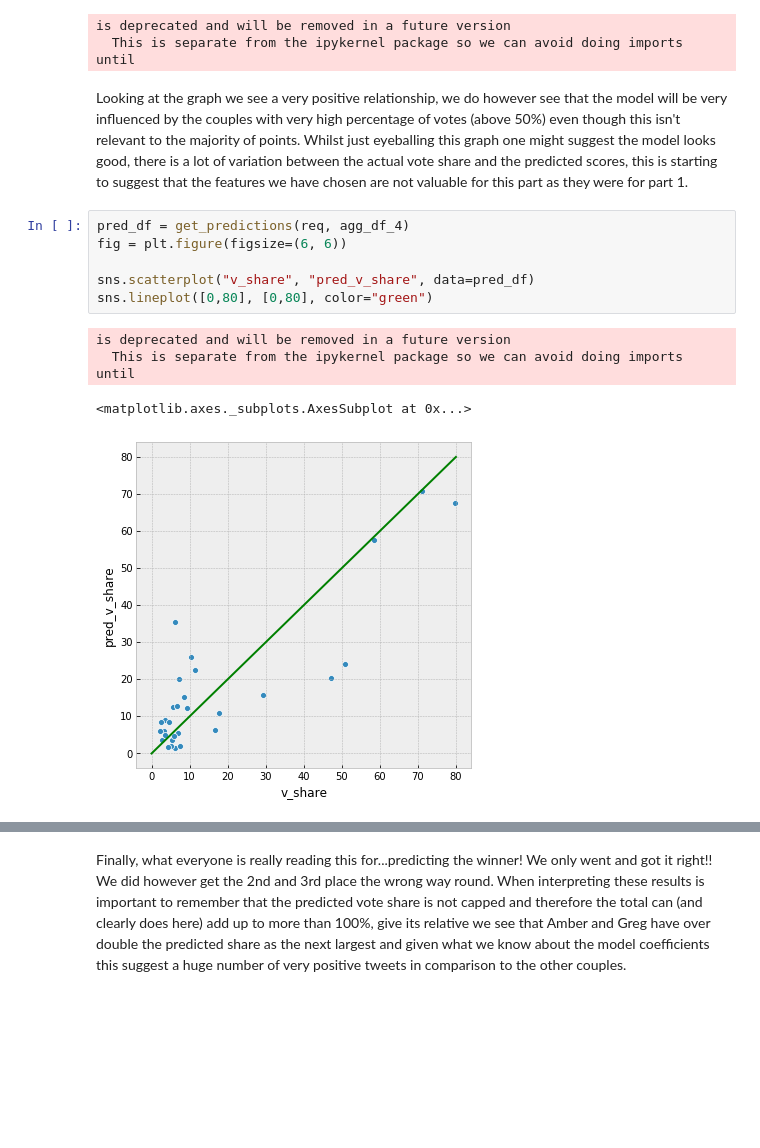
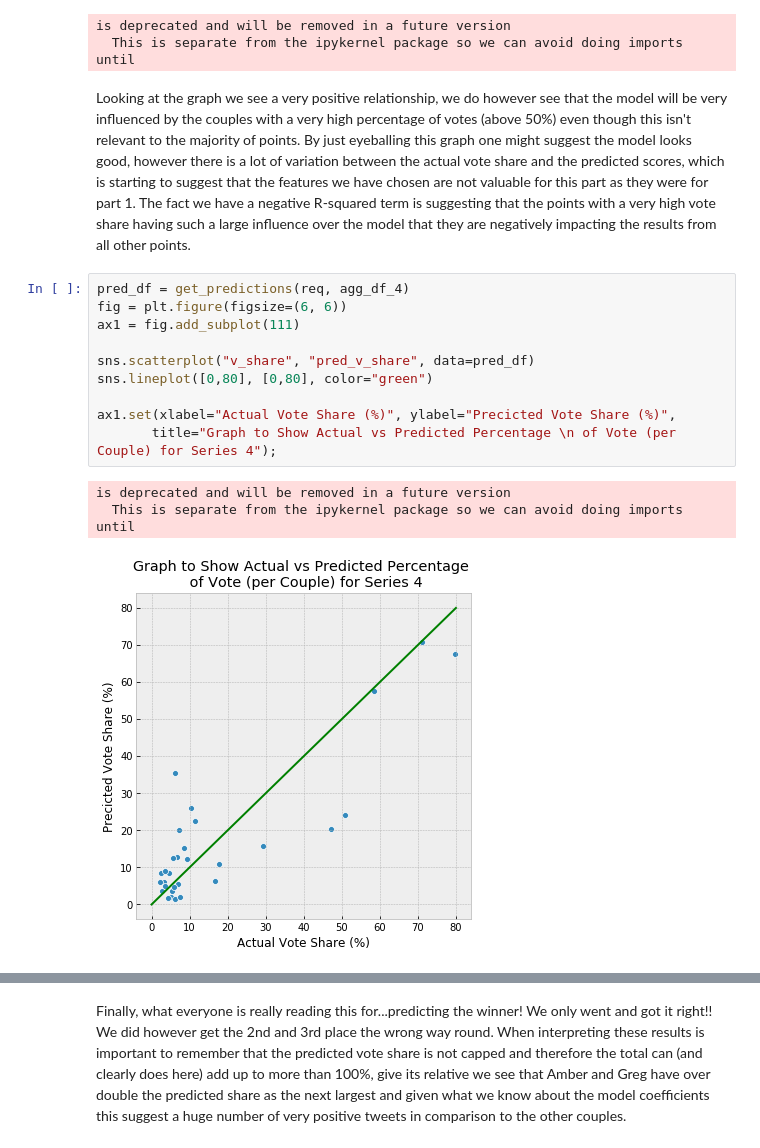
Before and after one commit to watson-sam/loveisland, a Jupyter notebook: notebooks/prediction.ipynb, the cells around one changed output, grey strips where cells are left out. Cells and saved outputs as stored; diff of their text form; blank space fills up the shorter version.

```diff
--- a/notebooks/prediction.ipynb
+++ b/notebooks/prediction.ipynb
@@ -477,18 +494,21 @@ Model Accuracy: 0.43333333333333335
 is deprecated and will be removed in a future version
   This is separate from the ipykernel package so we can avoid doing imports until
 # %% [markdown]
-Looking at the graph we see a very positive relationship, we do however see that the model will be very influenced by the couples with very high percentage of votes (above 50%) even though this isn't relevant to the majority of points. Whilst just eyeballing this graph one might suggest the model looks good, there is a lot of variation between the actual vote share and the predicted scores, this is starting to suggest that the features we have chosen are not valuable for this part as they were for part 1.
+Looking at the graph we see a very positive relationship, we do however see that the model will be very influenced by the couples with a very high percentage of votes (above 50%) even though this isn't relevant to the majority of points. By just eyeballing this graph one might suggest the model looks good, however there is a lot of variation between the actual vote share and the predicted scores, which is starting to suggest that the features we have chosen are not valuable for this part as they were for part 1. The fact we have a negative R-squared term is suggesting that the points with a very high vote share having such a large influence over the model that they are negatively impacting the results from all other points.
 # %%
 pred_df = get_predictions(req, agg_df_4)
 fig = plt.figure(figsize=(6, 6))
+ax1 = fig.add_subplot(111)
 
 sns.scatterplot("v_share", "pred_v_share", data=pred_df)
 sns.lineplot([0,80], [0,80], color="green")
+
+ax1.set(xlabel="Actual Vote Share (%)", ylabel="Precicted Vote Share (%)",
+       title="Graph to Show Actual vs Predicted Percentage \n of Vote (per Couple) for Series 4");
 # %% [output]
 is deprecated and will be removed in a future version
   This is separate from the ipykernel package so we can avoid doing imports until
-<matplotlib.axes._subplots.AxesSubplot at 0x...>
-[figure, old version]
+[figure, new version]
 # %%
 args = Arguments(5)
 
```
Also changed, not shown: parts of 18 cells of this notebook, 7 other files.
